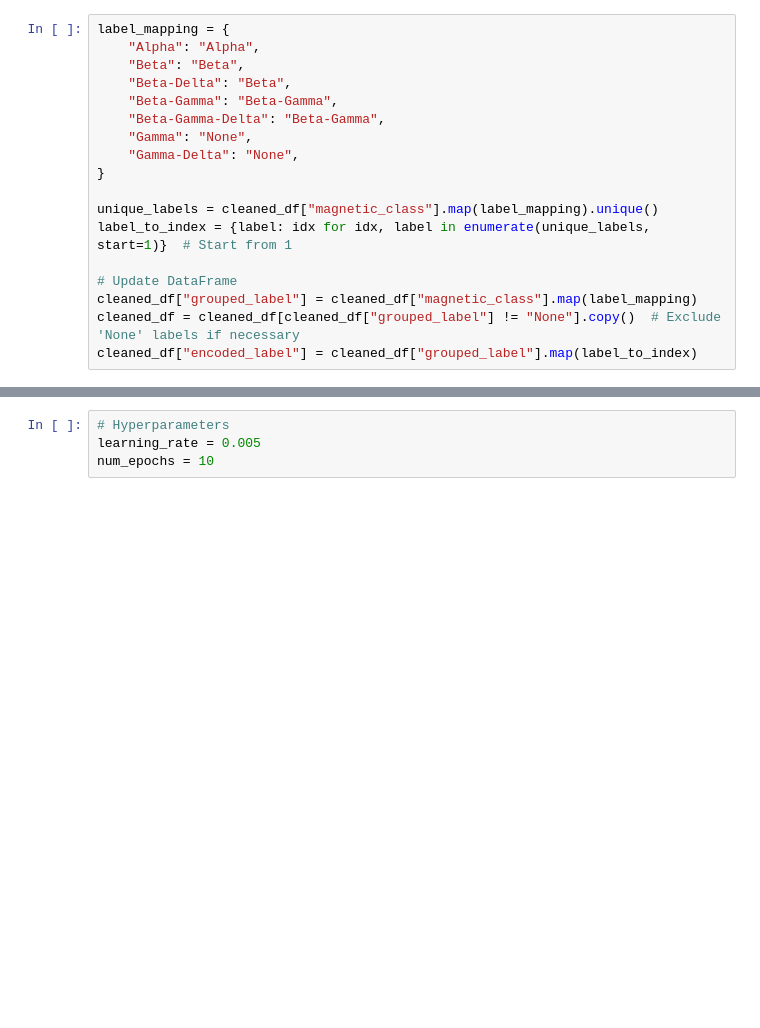
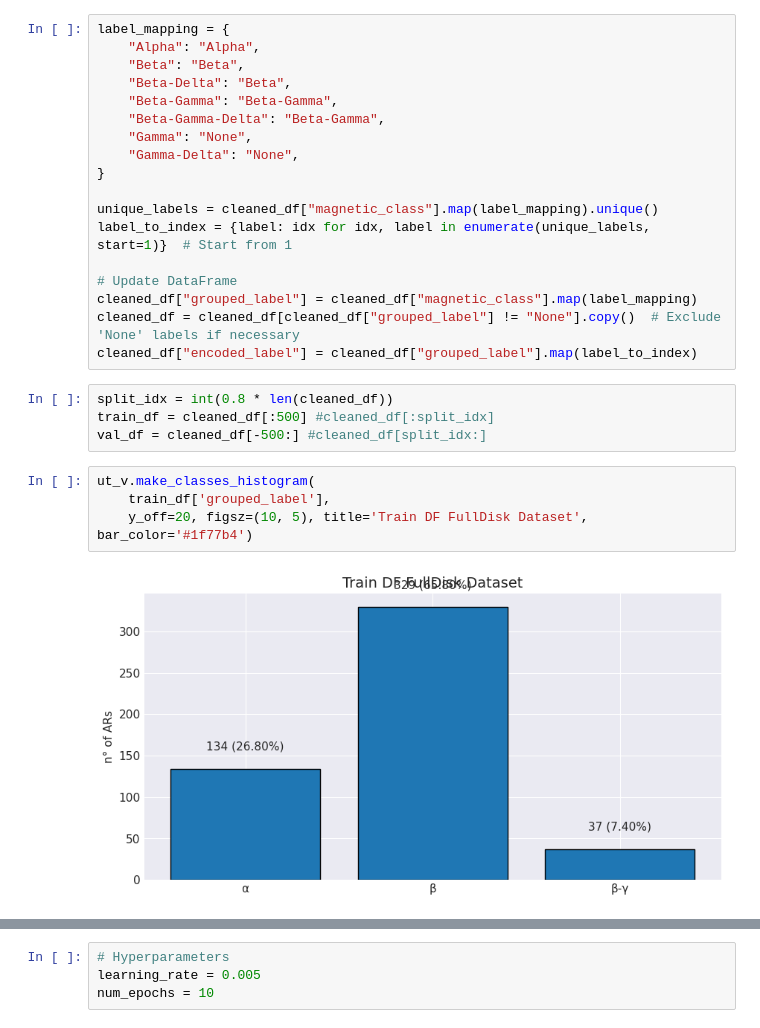
Before and after one commit to edoardolegnaro/ARCCnet, a Jupyter notebook: arccnet/models/fulldisk/train.ipynb, the cells around one changed output, grey strips where cells are left out. Cells and saved outputs as stored; diff of their text form; blank space fills up the shorter version.

Commit message:
modified train_yolo

```diff
--- a/arccnet/models/fulldisk/train.ipynb
+++ b/arccnet/models/fulldisk/train.ipynb
@@ -95,3 +101,13 @@ label_to_index = {label: idx for idx, label in enumerate(unique_labels, start=1)
 cleaned_df["grouped_label"] = cleaned_df["magnetic_class"].map(label_mapping)
 cleaned_df = cleaned_df[cleaned_df["grouped_label"] != "None"].copy()  # Exclude 'None' labels if necessary
 cleaned_df["encoded_label"] = cleaned_df["grouped_label"].map(label_to_index)
+# %%
+split_idx = int(0.8 * len(cleaned_df))
+train_df = cleaned_df[:500] #cleaned_df[:split_idx]
+val_df = cleaned_df[-500:] #cleaned_df[split_idx:]
+# %%
+ut_v.make_classes_histogram(
+    train_df['grouped_label'],
+    y_off=20, figsz=(10, 5), title='Train DF FullDisk Dataset', bar_color='#1f77b4')
+# %% [output]
+[figure, added]
```
Also changed, not shown: parts of 14 cells of this notebook, 1 other file.
